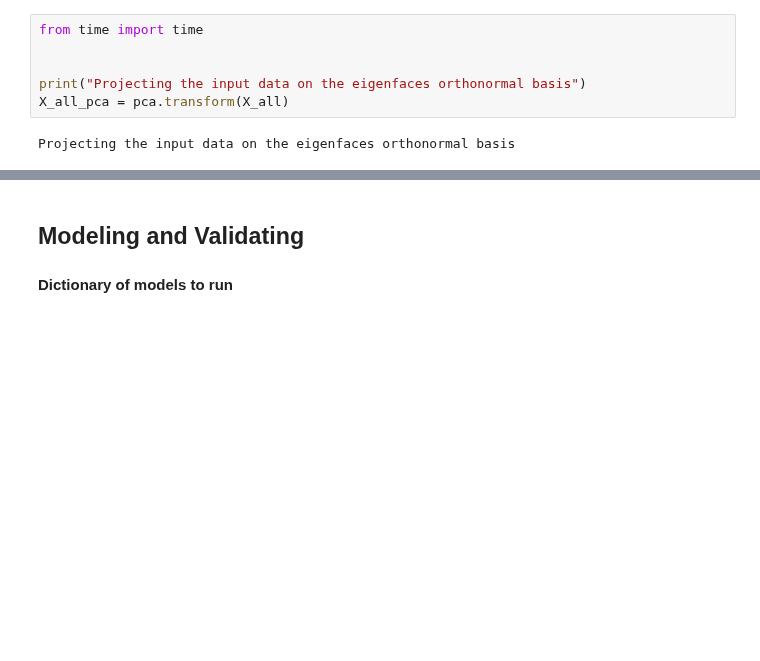
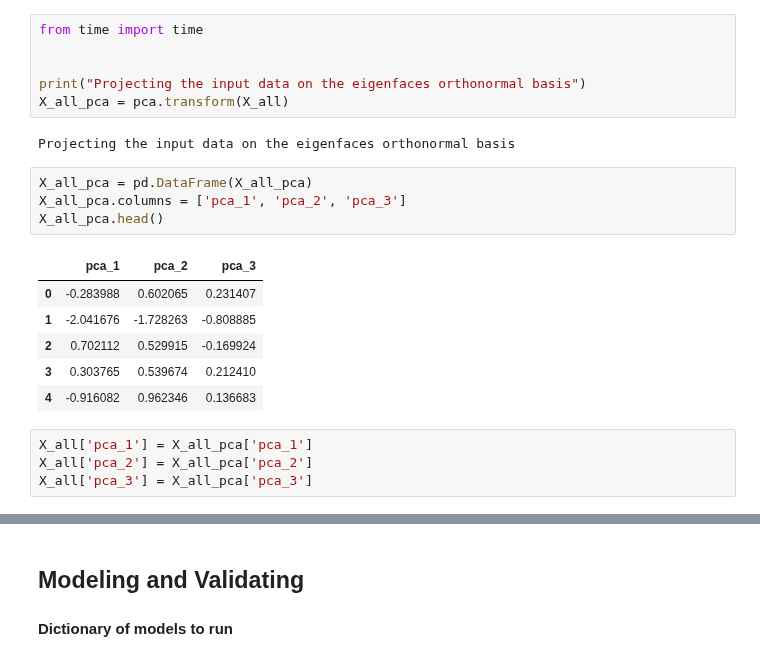
Before and after one commit to omoju/IntroCSExperiencePrediction, a Jupyter notebook: genderedCSExperience.ipynb, the cells around one changed output, grey strips where cells are left out. Drawn from its saved outputs; the diff is of its cells as text; blank space fills up the shorter version.

```diff
--- a/genderedCSExperience.ipynb
+++ b/genderedCSExperience.ipynb
@@ -337,3 +337,18 @@ print("Projecting the input data on the eigenfaces orthonormal basis")
 X_all_pca = pca.transform(X_all)
 # %% [output]
 Projecting the input data on the eigenfaces orthonormal basis
+# %%
+X_all_pca = pd.DataFrame(X_all_pca)
+X_all_pca.columns = ['pca_1', 'pca_2', 'pca_3']
+X_all_pca.head()
+# %% [output]
+|  | pca_1 | pca_2 | pca_3 |
+| 0 | -0.283988 | 0.602065 | 0.231407 |
+| 1 | -2.041676 | -1.728263 | -0.808885 |
+| 2 | 0.702112 | 0.529915 | -0.169924 |
+| 3 | 0.303765 | 0.539674 | 0.212410 |
+| 4 | -0.916082 | 0.962346 | 0.136683 |
+# %%
+X_all['pca_1'] = X_all_pca['pca_1']
+X_all['pca_2'] = X_all_pca['pca_2']
+X_all['pca_3'] = X_all_pca['pca_3']
```
Also changed, not shown: parts of 9 cells of this notebook, 5 other files.
